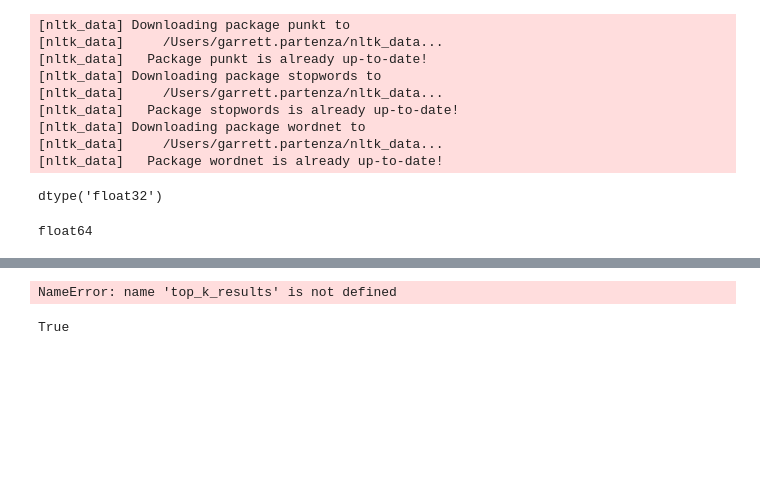
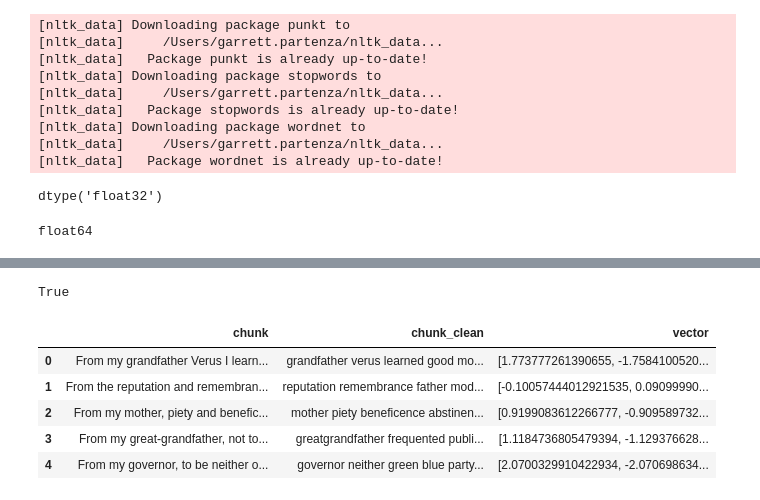
Before and after one commit to garrett-partenza-us/quote-seek, a Jupyter notebook: model/model.ipynb, the cells around one changed output, grey strips where cells are left out. Saved outputs shown, nothing was run; the diff lists cells and outputs as text; code cells hidden in the pictures; blank space fills up the shorter version.

```diff
--- a/model/model.ipynb
+++ b/model/model.ipynb
@@ -126,59 +177,3 @@ NameError: name 'database' is not defined
-# %%
-import ollama
-
-def generate_prompts(query, results):
-    system_prompt = (
-        "<system_prompt>"
-        "You are a Stoic AI assistant, deeply versed in the teachings of Marcus Aurelius. "
-        "Your job is to follow the user's task exactly, not straying from any of the directions provided to you."
-        "</system_prompt>"
-    )
-
-    task_xml = (
-        "<task>"
-        "Analyze the following user query and the provided quotes from Marcus Aurelius' Meditations. "
-        "Select the most relevant quote that addresses the user's concern. Structure your response as follows:"
-        "<instructions>"
-        "<step>Quote: Begin with the chosen quote, enclosed in quotation marks.</step>"
-        "<step>Do not hallucinate the chosen quote, you must choose one from the given results.</step>"
-        "<step>Interpretation: In 2-3 sentences, why you chose this quote, given the users original query.</step>"
-        "<step>Write from the point of view that, the user is trusting that this is the most relevant quote.</step>"
-        "<step>Advice: In 4-5 sentences, offer practical guidance based on the quote and Stoic principles.</step>"
-        "<step>Do not write more than a few sentences outside of the selected quote.</step>"
-        "<step>Do not discuss anything about stoicism outside of the quote and query.</step>"
-        "</instructions>"
-        "Maintain a wise and compassionate tone throughout your response. Aside from citing your chosen quote, use language that assumes you are speaking to the original user personally. Use language and style that mirrors that of a modern day philosopher spreading stoic wisdom to a student. Construct your response in parsable XML format with <quote>, <interpretation>, and <advice> for the keys mentioned in the afformentioned steps, including a <root> key for the root of the entire response."
-        "</task>"
-    )
-
-    query_xml = f"<rag_query>{query}</rag_query>"
-
-    search_results_xml = "<search_results>" + "".join(
-        f"<search_result>{result}</search_result>" for result in results
-    ) + "</search_results>"
-
-    user_prompt = f"<user_prompt>{task_xml}{query_xml}{search_results_xml}</user_prompt>"
-
-    return system_prompt, user_prompt
-
-def stoic_guide(system_prompt, user_prompt):
-
-    messages = [
-        {"role": "system", "content": system_prompt},
-        {"role": "user", "content": user_prompt}
-    ]
-
-    response = ollama.chat(
-        model='llama3:instruct',
-        messages=messages
-    )
-
-    return response['message']['content']
-
-system_prompt, user_prompt = generate_prompts(query, top_k_results)
-print(stoic_guide(system_prompt, user_prompt))
-# %% [output]
-NameError: name 'top_k_results' is not defined
 # %%
 from gensim.models.fasttext_inner import ft_hash_bytes
 import json
@@ -238,3 +233,12 @@ import json
 
 with open("vocab.json", "w") as file:
     json.dump(model.wv.key_to_index, file)
+# %%
+database.head()
+# %% [output]
+|  | chunk | chunk_clean | vector |
+| 0 | From my grandfather Verus I learn... | grandfather verus learned good mo... | [1.773777261390655, -1.7584100520... |
+| 1 | From the reputation and remembran... | reputation remembrance father mod... | [-0.10057444012921535, 0.09099990... |
+| 2 | From my mother, piety and benefic... | mother piety beneficence abstinen... | [0.9199083612266777, -0.909589732... |
+| 3 | From my great-grandfather, not to... | greatgrandfather frequented publi... | [1.1184736805479394, -1.129376628... |
+| 4 | From my governor, to be neither o... | governor neither green blue party... | [2.0700329910422934, -2.070698634... |
```
Also changed, not shown: parts of 9 cells of this notebook, 6 other files.
